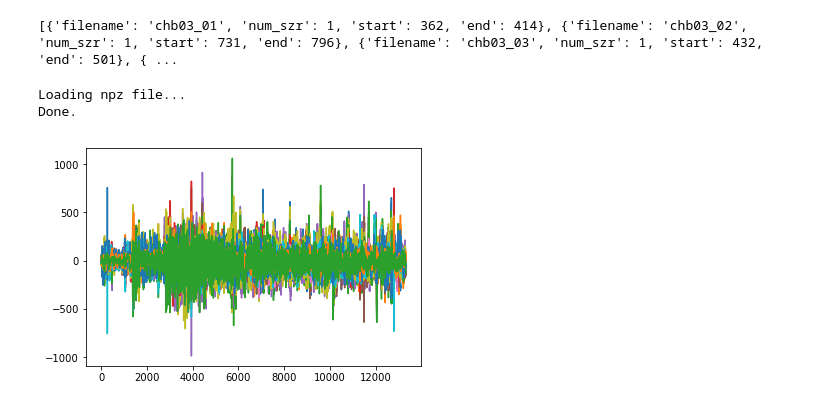
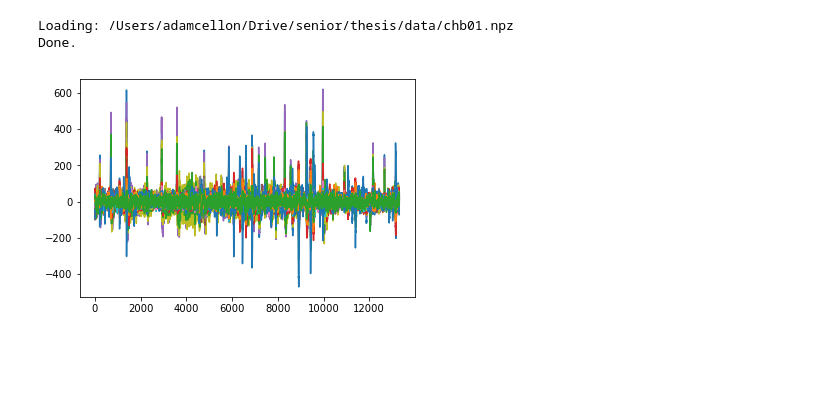
Before and after one commit to acellon/thesis, a Jupyter notebook: testdev.ipynb, the cells around one changed output. Saved outputs shown, nothing was run; the diff lists cells and outputs as text; code cells hidden in the pictures; blank space fills up the shorter version.

```diff
--- a/testdev.ipynb
+++ b/testdev.ipynb
@@ -9,18 +10,14 @@ import matplotlib.pyplot as plt
 # %%
-chb03list = chb.summary('chb03')
+chb01list = chb.summary('chb01')
-# %%
-print(chb03list)
-# %% [output]
-[{'filename': 'chb03_01', 'num_szr': 1, 'start': 362, 'end': 414}, {'filename': 'chb03_02', 'num_szr': 1, 'start': 731, 'end': 796}, {'filename': 'chb03_03', 'num_szr': 1, 'start': 432, 'end': 501}, { ...
 # %%
-alldata = chb.load_data(chb03list, True)
+alldata = chb.load_data(chb01list, True, False)
 # %% [output]
-Loading npz file...
+Loading: /Users/adamcellon/Drive/senior/thesis/data/chb01.npz
 Done.
 # %%
-for i in range(alldata[0].get('rec').shape[0]):
-    plt.plot(alldata[0].get('rec')[i,92672:105984])
+for i in range(alldata[0].rec.shape[0]):
+    plt.plot(alldata[0].rec[i,92672:105984])
 # %% [output]
-[figure, old version]
+[figure, new version]
 # %%
 labeled = chb.label(alldata)
```
Also changed, not shown: parts of 10 cells of this notebook, 1 other file.
